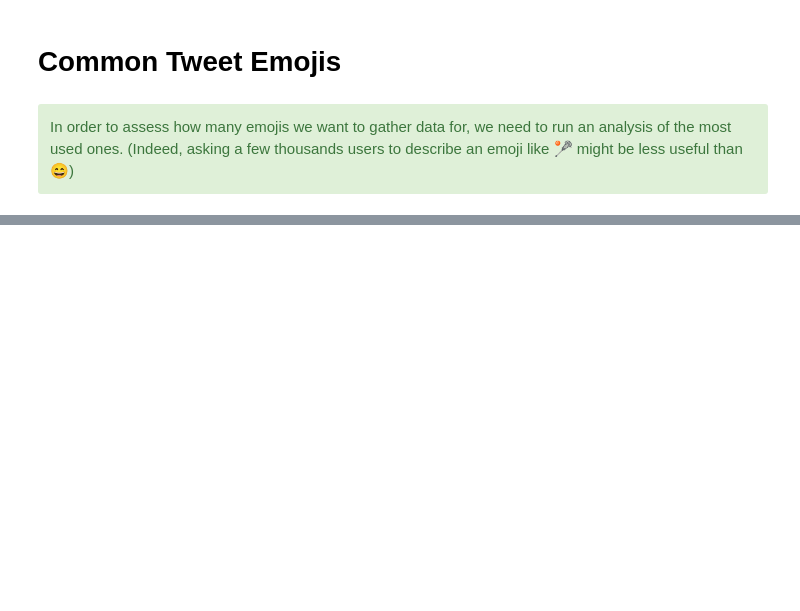
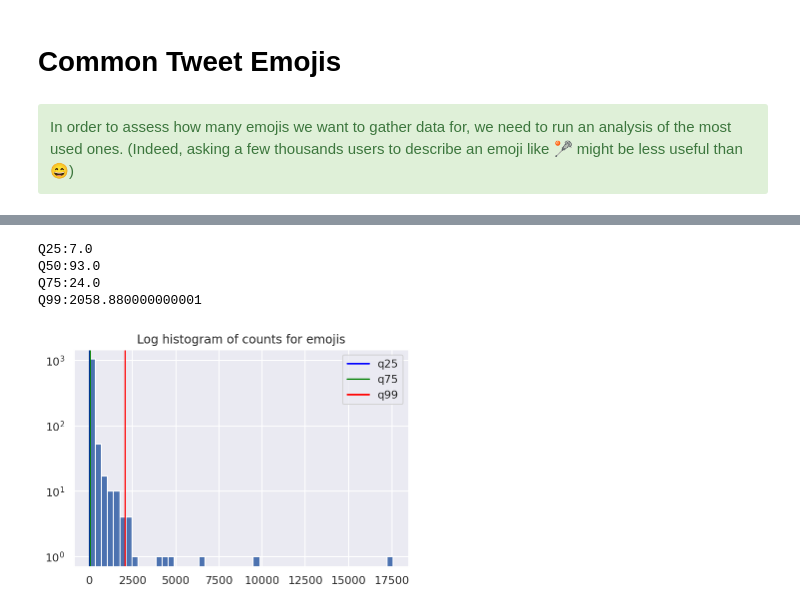
Before and after one commit to ymentha14/emojis_dataset, a Jupyter notebook: notebooks/common_tweet_emojis.ipynb, the cells around one changed output, grey strips where cells are left out. Cells and saved outputs as stored; diff of their text form; code cells hidden in the pictures; blank space fills up the shorter version.

Commit message:
Cleaned most common emojis

```diff
--- a/notebooks/common_tweet_emojis.ipynb
+++ b/notebooks/common_tweet_emojis.ipynb
@@ -113,0 +57,4 @@ Missing emojis
+# %%
+em_df = get_em_df(path="../data/raw/tweets/em_counts.csv")
+
+print_tot_emoji_ratio(em_df)
@@ -142,0 +102,9 @@ em_df[1:].to_frame().boxplot()
+# %%
+fig, ax = plt.subplots(1)
+display_log_hist(em_df,ax=ax)
+# %% [output]
+Q25:7.0
+Q50:93.0
+Q75:24.0
+Q99:2058.880000000001
+[figure, added]
```
Also changed, not shown: parts of 24 cells of this notebook, 2 other files.
